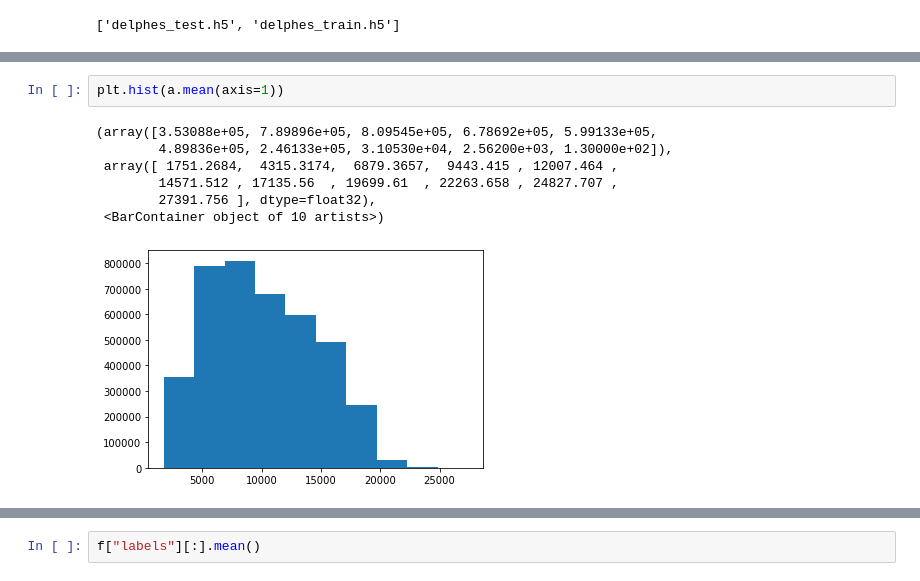
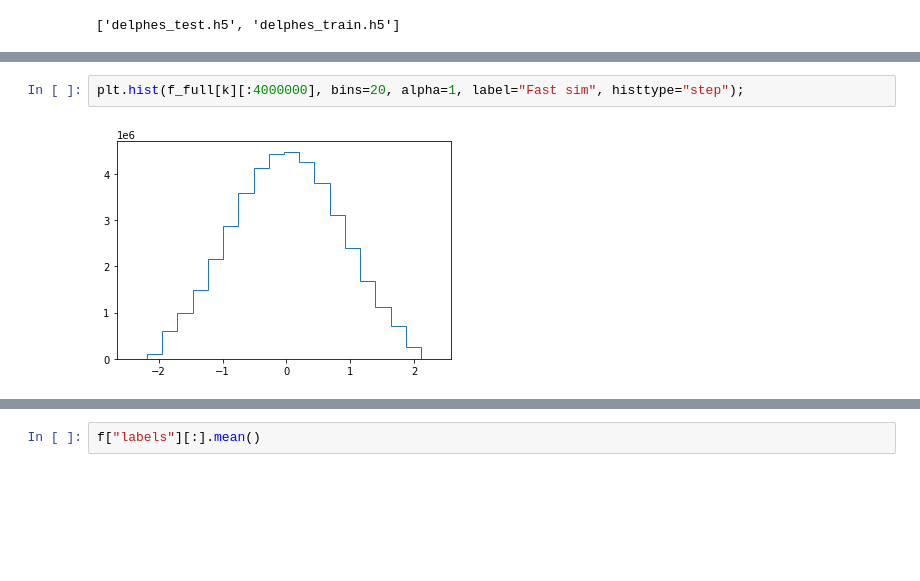
Before and after one commit to evilpegasus/transfer-learning, a Jupyter notebook: eda.ipynb, the cells around one changed output, grey strips where cells are left out. Drawn from its saved outputs; the diff is of its cells as text; blank space fills up the shorter version.

```diff
--- a/eda.ipynb
+++ b/eda.ipynb
@@ -50,12 +29,6 @@ array([[ True,  True,  True, ..., False, False, False],
-# %%
-plt.hist(a.mean(axis=1))
-# %% [output]
-(array([3.53088e+05, 7.89896e+05, 8.09545e+05, 6.78692e+05, 5.99133e+05,
-        4.89836e+05, 2.46133e+05, 3.10530e+04, 2.56200e+03, 1.30000e+02]),
- array([ 1751.2684,  4315.3174,  6879.3657,  9443.415 , 12007.464 ,
-        14571.512 , 17135.56  , 19699.61  , 22263.658 , 24827.707 ,
-        27391.756 ], dtype=float32),
- <BarContainer object of 10 artists>)
-[figure, removed]
+# %%
+plt.hist(f_full[k][:4000000], bins=20, alpha=1, label="Fast sim", histtype="step");
+# %% [output]
+[figure, added]
 # %%
 for k in list(f.keys())[4:]:
```
Also changed, not shown: parts of 9 cells of this notebook, 9 other files.
